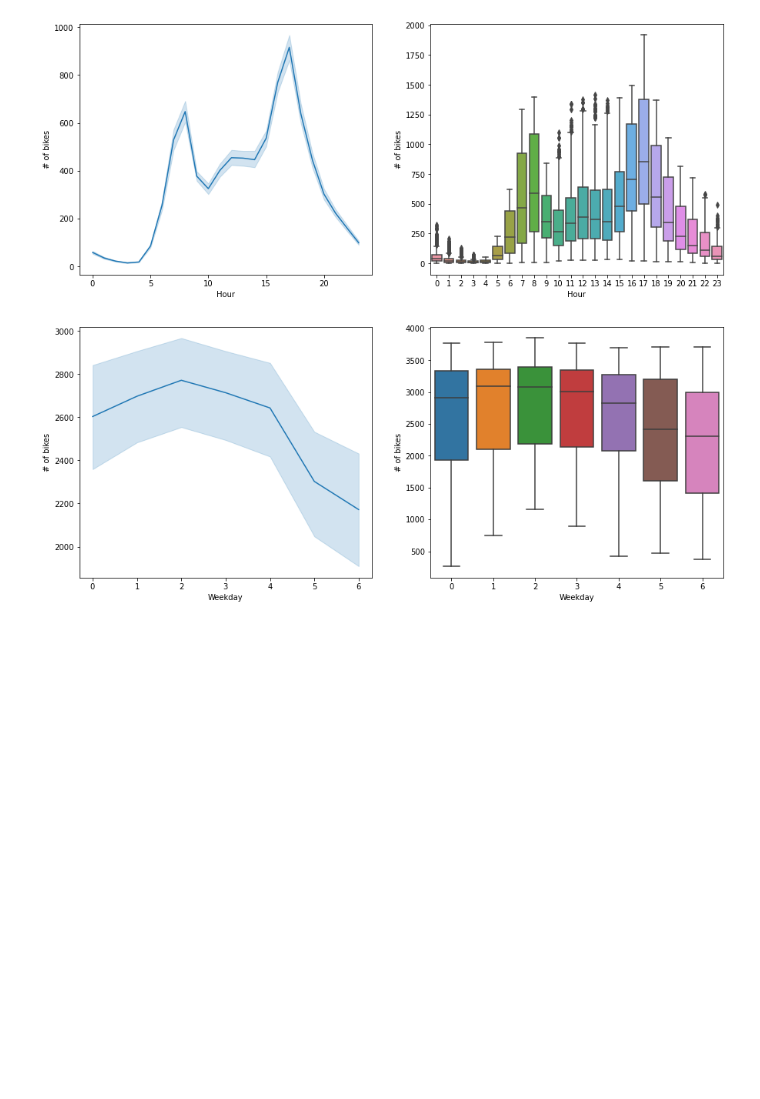
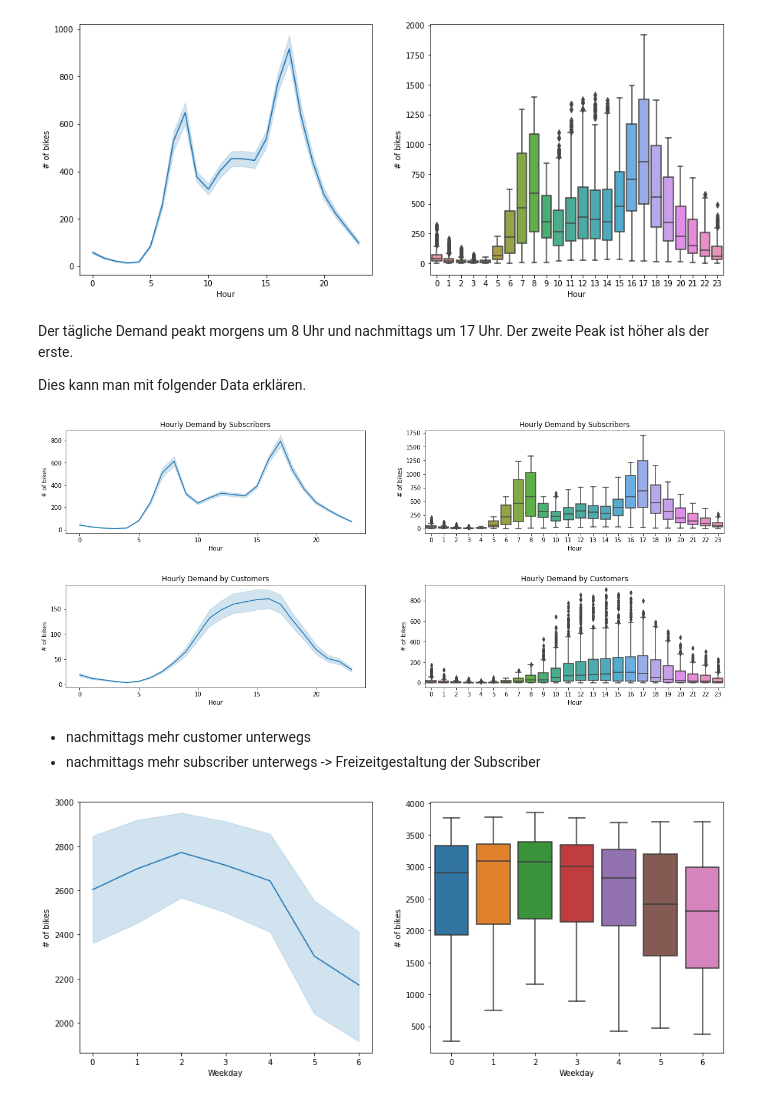
Before and after one commit to lucafanselau/standard-normalverpeilt, a Jupyter notebook: temporal_demand.ipynb, the cells around one changed output. Saved outputs shown, nothing was run; the diff lists cells and outputs as text; code cells hidden in the pictures; blank space fills up the shorter version.

```diff
--- a/temporal_demand.ipynb
+++ b/temporal_demand.ipynb
@@ -66,6 +66,47 @@ ax[1].set(xlabel='Hour', ylabel='# of bikes')
 plt.show()
 # %% [output]
 [figure]
+# %% [markdown]
+Der tägliche Demand peakt morgens um 8 Uhr und nachmittags um 17 Uhr. Der zweite Peak ist höher als der erste.
+
+Dies kann man mit folgender Data erklären.
+# %%
+# hourly demand by usertype
+bike_hourly_demand_subscriber = bike_df[bike_df['user_type'] == 'Subscriber'].groupby(['date', 'hour'])['bike_id'].nunique()
+bike_hourly_demand_subscriber = pd.DataFrame(bike_hourly_demand_subscriber)
+
+bike_hourly_demand_customer = bike_df[bike_df['user_type'] == 'Customer'].groupby(['date', 'hour'])['bike_id'].nunique()
+bike_hourly_demand_customer = pd.DataFrame(bike_hourly_demand_customer)
+
+
+fig, ax = plt.subplots(2,2, figsize=(20,8))
+
+sns.lineplot(x=bike_hourly_demand_subscriber.index.get_level_values(1), y=bike_hourly_demand_subscriber['bike_id'],ax=ax[0,0])
+
+sns.boxplot(x=bike_hourly_demand_subscriber.index.get_level_values(1), y=bike_hourly_demand_subscriber['bike_id'],ax=ax[0,1])
+
+sns.lineplot(x=bike_hourly_demand_customer.index.get_level_values(1), y=bike_hourly_demand_customer['bike_id'],ax=ax[1,0])
+
+sns.boxplot(x=bike_hourly_demand_customer.index.get_level_values(1), y=bike_hourly_demand_customer['bike_id'],ax=ax[1,1])
+
+ax[0,0].set(xlabel='Hour', ylabel='# of bikes')
+ax[0,1].set(xlabel='Hour', ylabel='# of bikes')
+ax[1,0].set(xlabel='Hour', ylabel='# of bikes')
+ax[1,1].set(xlabel='Hour', ylabel='# of bikes')
+
+fig.subplots_adjust(hspace=.5)
+
+ax[0,0].set_title('Hourly Demand by Subscribers')
+ax[0,1].set_title('Hourly Demand by Subscribers')
+ax[1,0].set_title('Hourly Demand by Customers')
+ax[1,1].set_title('Hourly Demand by Customers')
+
+plt.show()
+# %% [output]
+[figure, added]
+# %% [markdown]
+- nachmittags mehr customer unterwegs
+- nachmittags mehr subscriber unterwegs -> Freizeitgestaltung der Subscriber
 # %%
 # daily demand
 bike_daily_demand = bike_df.groupby(['date', 'weekday'])['bike_id'].nunique()
```
Also changed, not shown: parts of 4 cells of this notebook.
